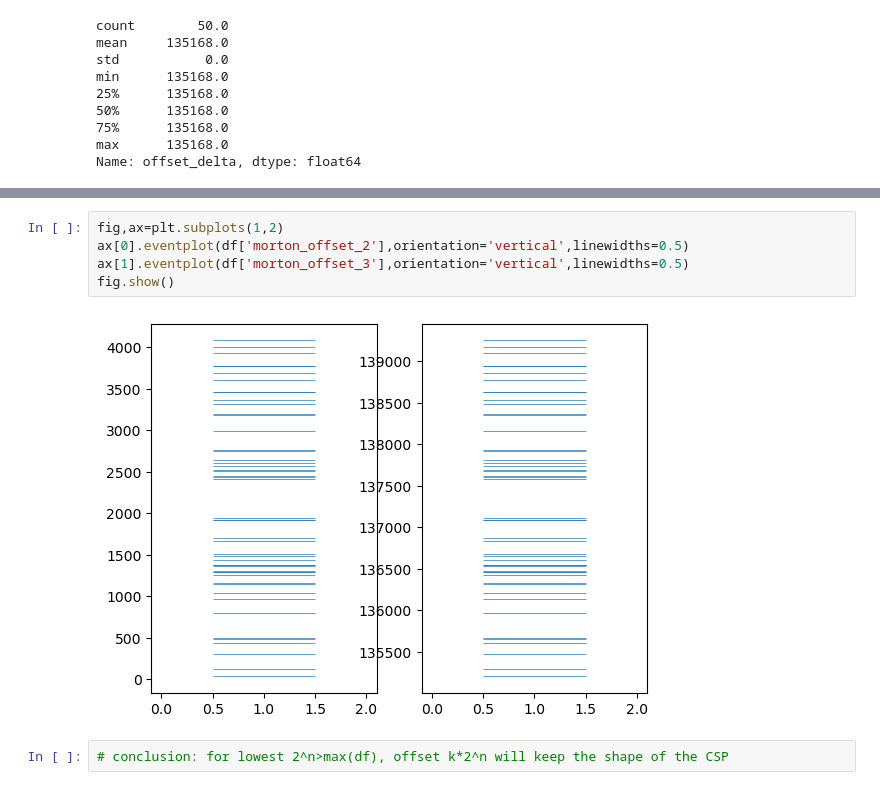
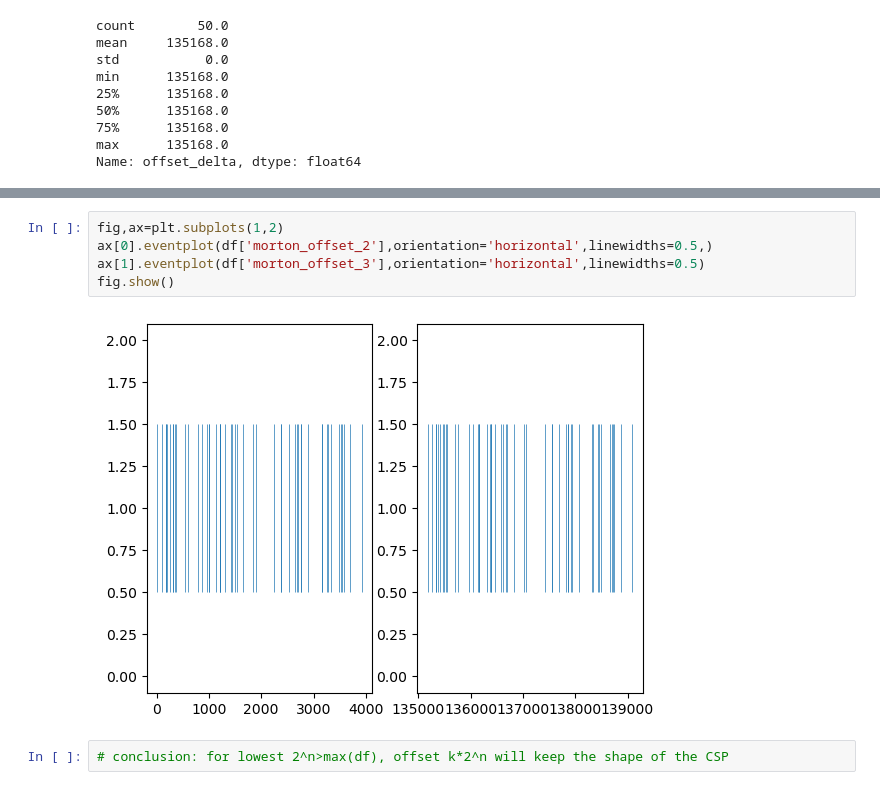
Before and after one commit to Marble879/SFC_scripts, a Jupyter notebook: SnowFox scripts/CSP_with_randomData.ipynb, the cells around one changed output, grey strips where cells are left out. Saved outputs shown, nothing was run; the diff lists cells and outputs as text.

```diff
--- a/SnowFox scripts/CSP_with_randomData.ipynb
+++ b/SnowFox scripts/CSP_with_randomData.ipynb
@@ -85,10 +110,10 @@ df
 # %%
 fig,ax=plt.subplots(1,2)
-ax[0].eventplot(df['morton_offset_2'],orientation='vertical',linewidths=0.5)
-ax[1].eventplot(df['morton_offset_3'],orientation='vertical',linewidths=0.5)
+ax[0].eventplot(df['morton_offset_2'],orientation='horizontal',linewidths=0.5,)
+ax[1].eventplot(df['morton_offset_3'],orientation='horizontal',linewidths=0.5)
 fig.show()
 # %% [output]
-[figure, old version]
+[figure, new version]
 # %%
 # conclusion: for lowest 2^n>max(df), offset k*2^n will keep the shape of the CSP
 # %%
```
Also changed, not shown: parts of 8 cells of this notebook, 1 other file.
